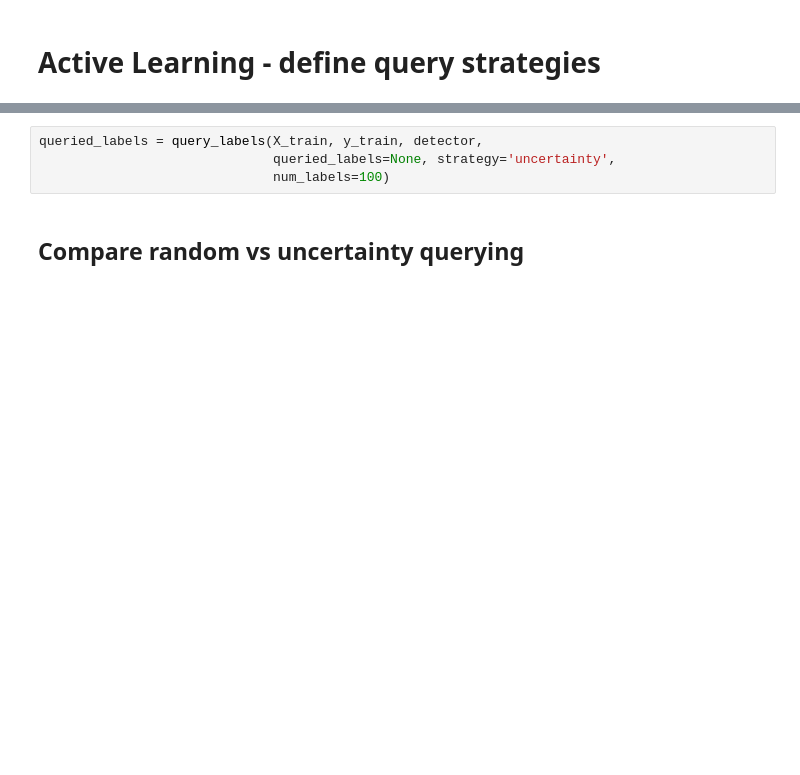
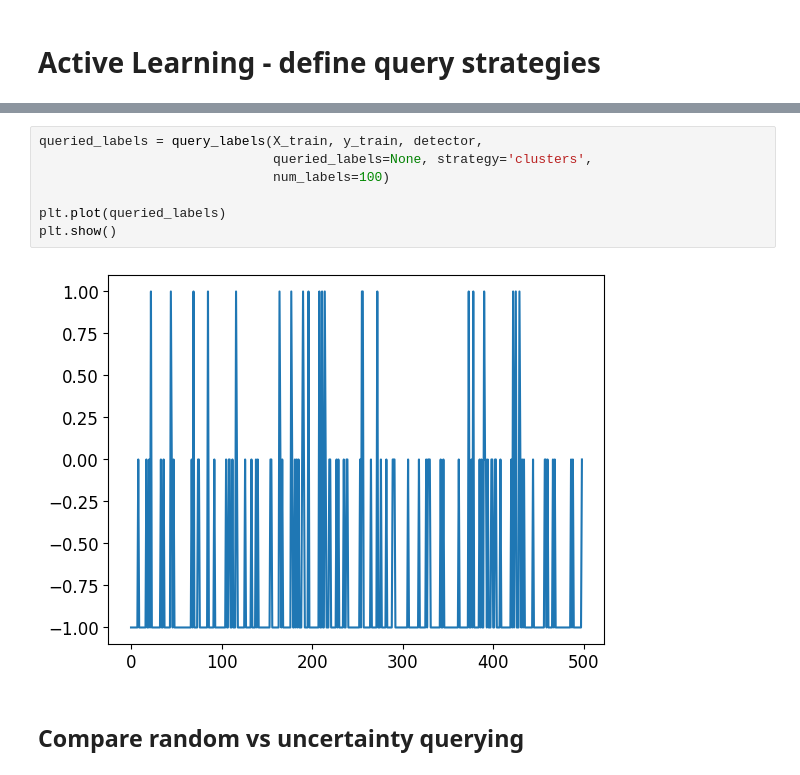
Before and after one commit to Vinylango25/Active-Semi-Supervised-Learning-SSALAD-Project-, a Jupyter notebook: jupyter/semi-supervised-experiments.ipynb, the cells around one changed output, grey strips where cells are left out. Saved outputs shown, nothing was run; the diff lists cells and outputs as text; blank space fills up the shorter version.

```diff
--- a/jupyter/semi-supervised-experiments.ipynb
+++ b/jupyter/semi-supervised-experiments.ipynb
@@ -564,8 +585,13 @@ def query_labels(X, y, detector,
     return queried_labels
 # %%
 queried_labels = query_labels(X_train, y_train, detector,
-                              queried_labels=None, strategy='uncertainty',
+                              queried_labels=None, strategy='clusters',
                               num_labels=100)
+
+plt.plot(queried_labels)
+plt.show()
+# %% [output]
+[figure, added]
 # %% [markdown]
 ## Compare random vs uncertainty querying
 # %%
```
Also changed, not shown: parts of 4 cells of this notebook.
